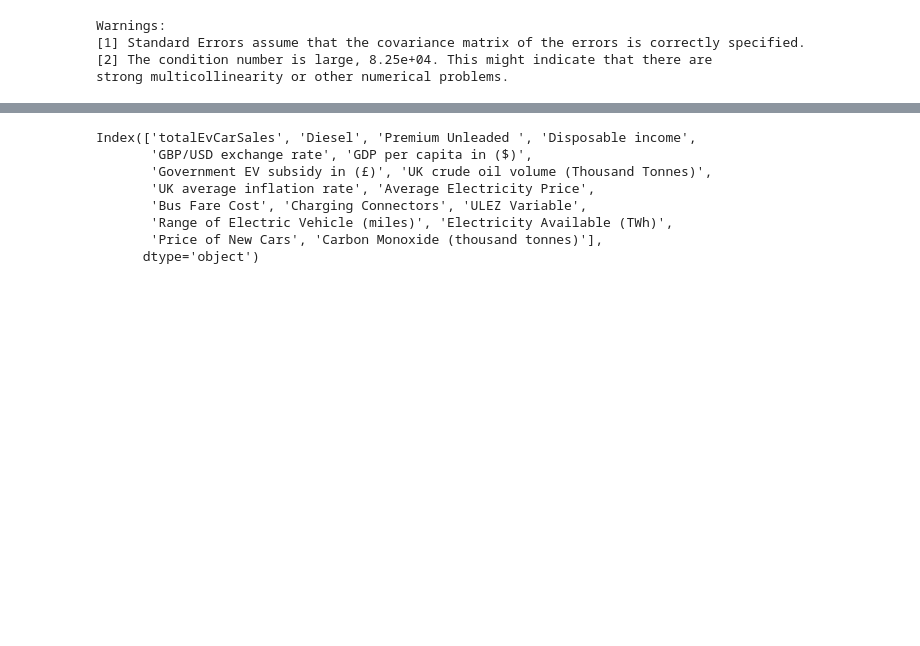
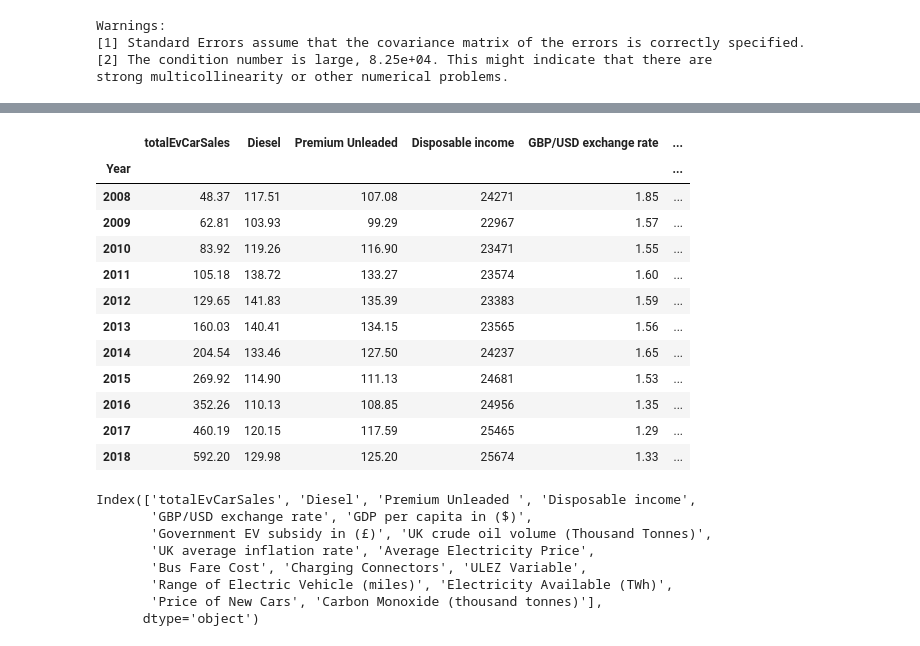
Before and after one commit to kirankalsi/Coding-Project, a Jupyter notebook: Evregressionanalysis.ipynb, the cells around one changed output, grey strips where cells are left out. Saved outputs shown, nothing was run; the diff lists cells and outputs as text; code cells hidden in the pictures; blank space fills up the shorter version.

```diff
--- a/Evregressionanalysis.ipynb
+++ b/Evregressionanalysis.ipynb
@@ -629,6 +629,23 @@ Final_data
 | 2016 | 352.26 | 110.13 | 108.85 | 24956 | 1.35 | ... |
 | 2017 | 460.19 | 120.15 | 117.59 | 25465 | 1.29 | ... |
 | 2018 | 592.20 | 129.98 | 125.20 | 25674 | 1.33 | ... |
+# %%
+Final_data = Final_data.fillna(0)
+Final_data
+# %% [output]
+|  | totalEvCarSales | Diesel | Premium Unleaded | Disposable income | GBP/USD exchange rate | ... |
+| Year |  |  |  |  |  | ... |
+| 2008 | 48.37 | 117.51 | 107.08 | 24271 | 1.85 | ... |
+| 2009 | 62.81 | 103.93 | 99.29 | 22967 | 1.57 | ... |
+| 2010 | 83.92 | 119.26 | 116.90 | 23471 | 1.55 | ... |
+| 2011 | 105.18 | 138.72 | 133.27 | 23574 | 1.60 | ... |
+| 2012 | 129.65 | 141.83 | 135.39 | 23383 | 1.59 | ... |
+| 2013 | 160.03 | 140.41 | 134.15 | 23565 | 1.56 | ... |
+| 2014 | 204.54 | 133.46 | 127.50 | 24237 | 1.65 | ... |
+| 2015 | 269.92 | 114.90 | 111.13 | 24681 | 1.53 | ... |
+| 2016 | 352.26 | 110.13 | 108.85 | 24956 | 1.35 | ... |
+| 2017 | 460.19 | 120.15 | 117.59 | 25465 | 1.29 | ... |
+| 2018 | 592.20 | 129.98 | 125.20 | 25674 | 1.33 | ... |
 # %%
 Final_data.columns
 # %% [output]
```
Also changed, not shown: parts of 4 cells of this notebook.
